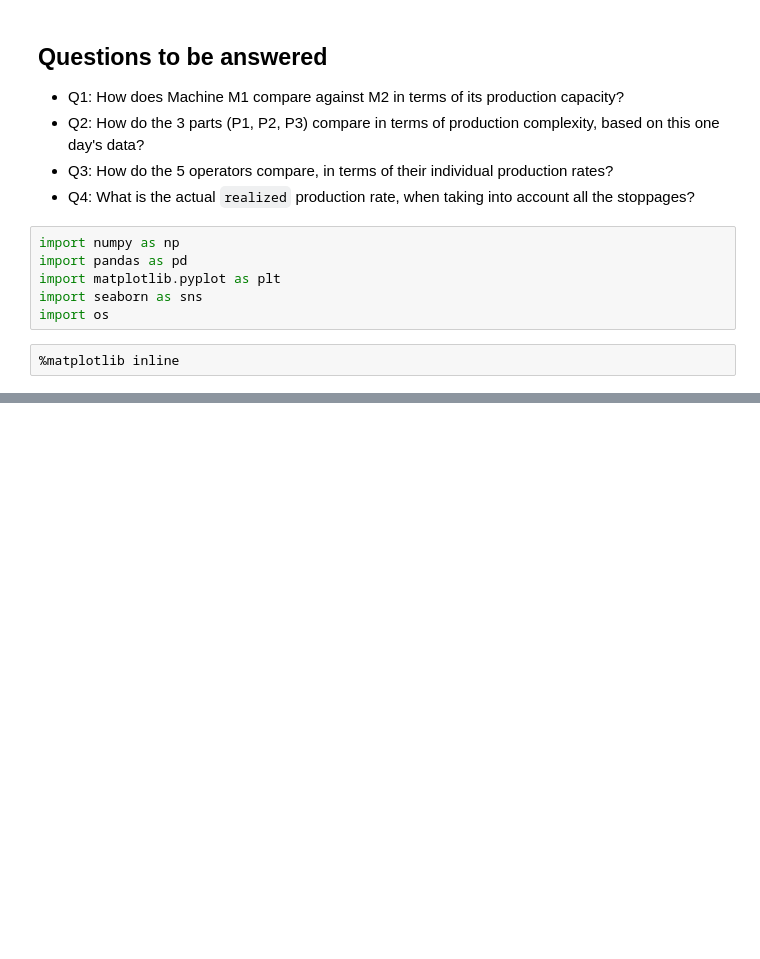
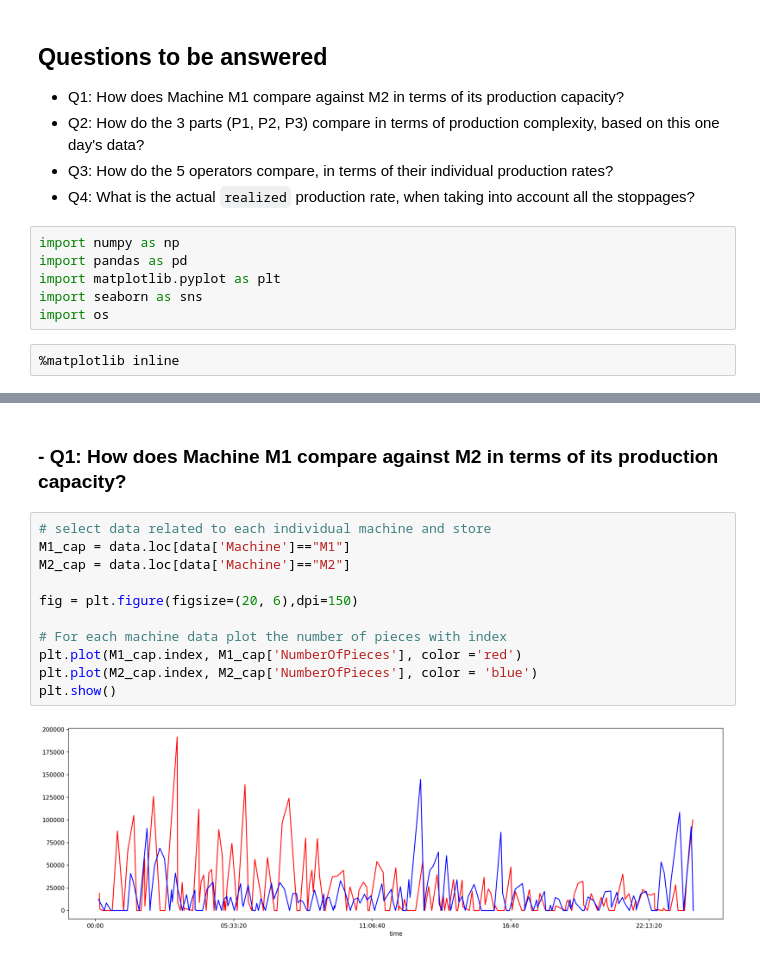
Before and after one commit to ItumelengF/Digital_factory, a Jupyter notebook: SmartManufacturing_Formative1_Exercise.ipynb, the cells around one changed output, grey strips where cells are left out. Drawn from its saved outputs; the diff is of its cells as text; blank space fills up the shorter version.

```diff
--- a/SmartManufacturing_Formative1_Exercise.ipynb
+++ b/SmartManufacturing_Formative1_Exercise.ipynb
@@ -42,0 +135,15 @@ import os
+# %% [markdown]
+### - Q1: How does Machine M1 compare against M2 in terms of its production capacity?
+# %%
+# select data related to each individual machine and store
+M1_cap = data.loc[data['Machine']=="M1"]
+M2_cap = data.loc[data['Machine']=="M2"]
+
+fig = plt.figure(figsize=(20, 6),dpi=150)
+
+# For each machine data plot the number of pieces with index
+plt.plot(M1_cap.index, M1_cap['NumberOfPieces'], color ='red')
+plt.plot(M2_cap.index, M2_cap['NumberOfPieces'], color = 'blue')
+plt.show()
+# %% [output]
+[figure, added]
```
Also changed, not shown: parts of 27 cells of this notebook.
